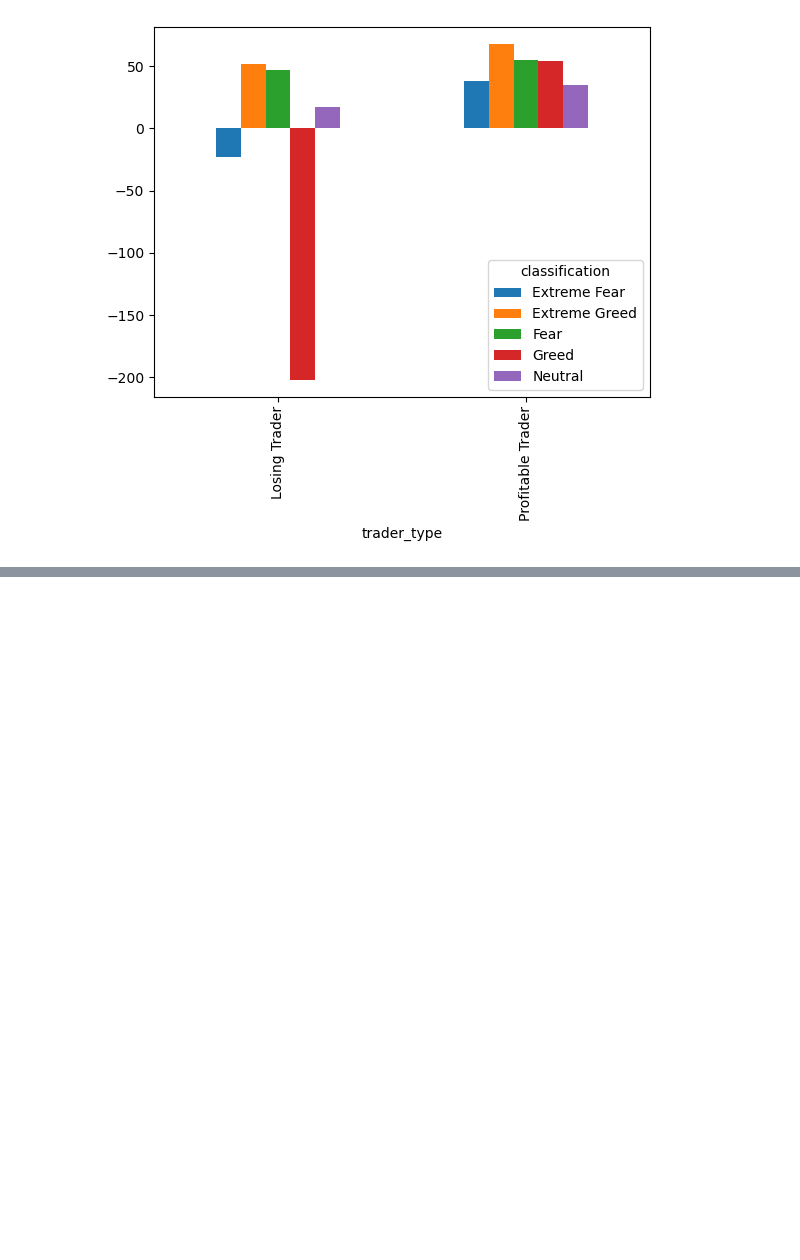
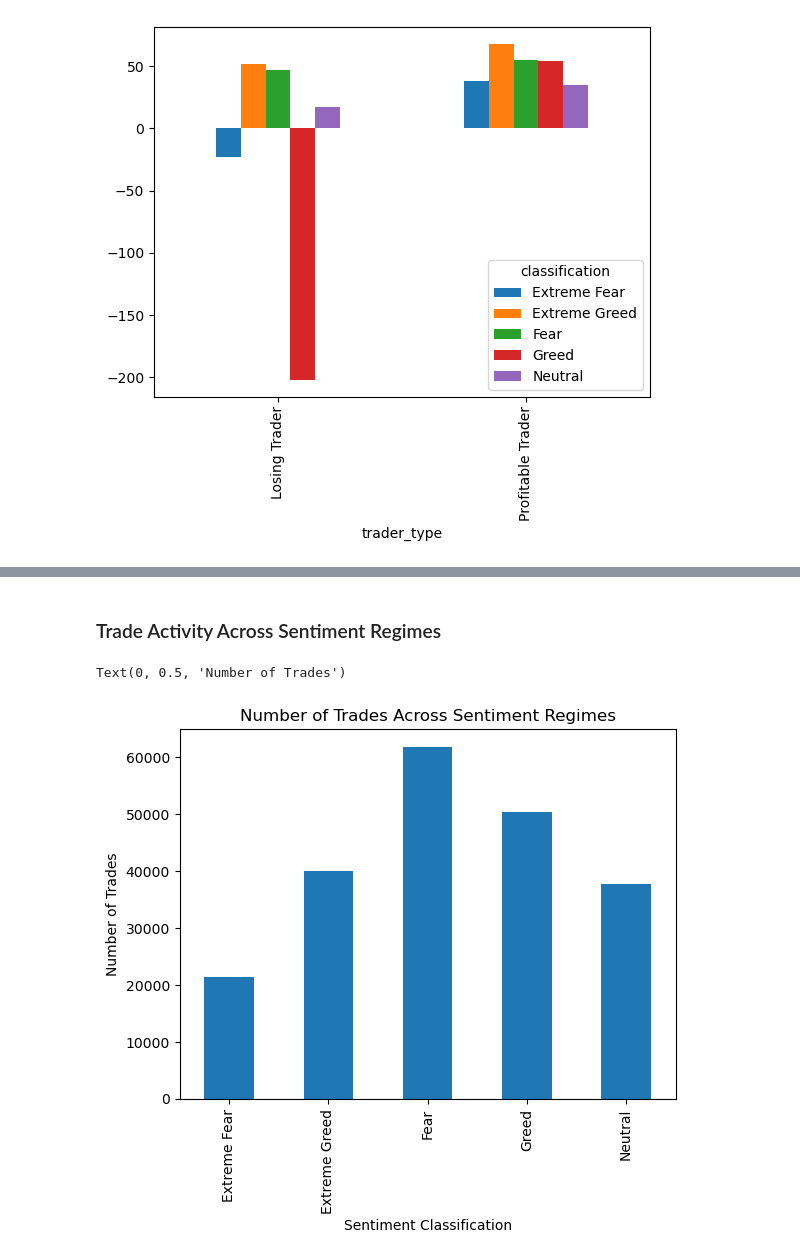
Before and after one commit to Hrishichaudhary/trader-sentiment-analysis, a Jupyter notebook: trader-sentiment-analysis.ipynb, the cells around one changed output, grey strips where cells are left out. Saved outputs shown, nothing was run; the diff lists cells and outputs as text; code cells hidden in the pictures; blank space fills up the shorter version.

```diff
--- a/trader-sentiment-analysis.ipynb
+++ b/trader-sentiment-analysis.ipynb
@@ -508,3 +555,14 @@ _=df.groupby(['trader_type','classification'])['Closed PnL'].mean().unstack().pl
   * Sentiment-aware strategies should be trader-specific.
   * Risk limits during **Greed** are especially important for weaker traders.
   * Copy-trading or signal strategies should prioritize behavior observed in profitable tradres during **Greed**.
+# %% [markdown]
+### Trade Activity Across Sentiment Regimes
+# %%
+ax = df.groupby('classification')['Trade ID'].count().plot(kind='bar')
+
+ax.set_title('Number of Trades Across Sentiment Regimes')
+ax.set_xlabel('Sentiment Classification')
+ax.set_ylabel('Number of Trades')
+# %% [output]
+Text(0, 0.5, 'Number of Trades')
+[figure, added]
```
Also changed, not shown: parts of 25 cells of this notebook.
